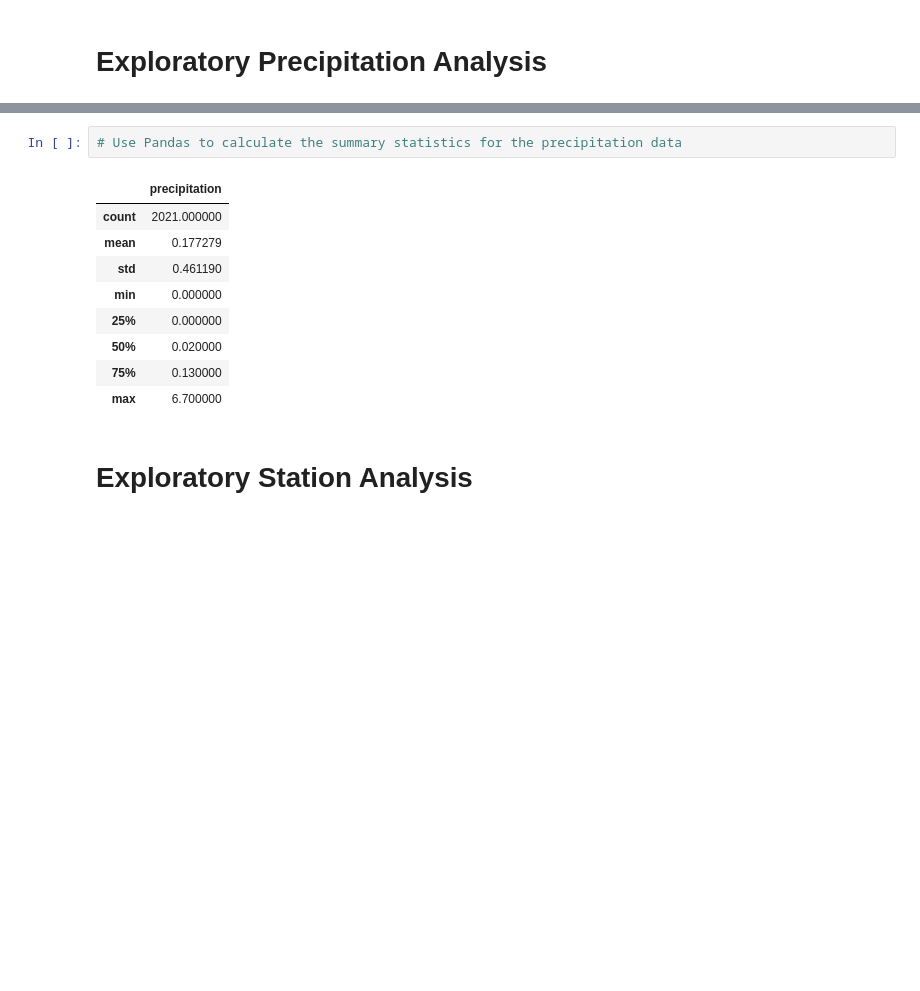
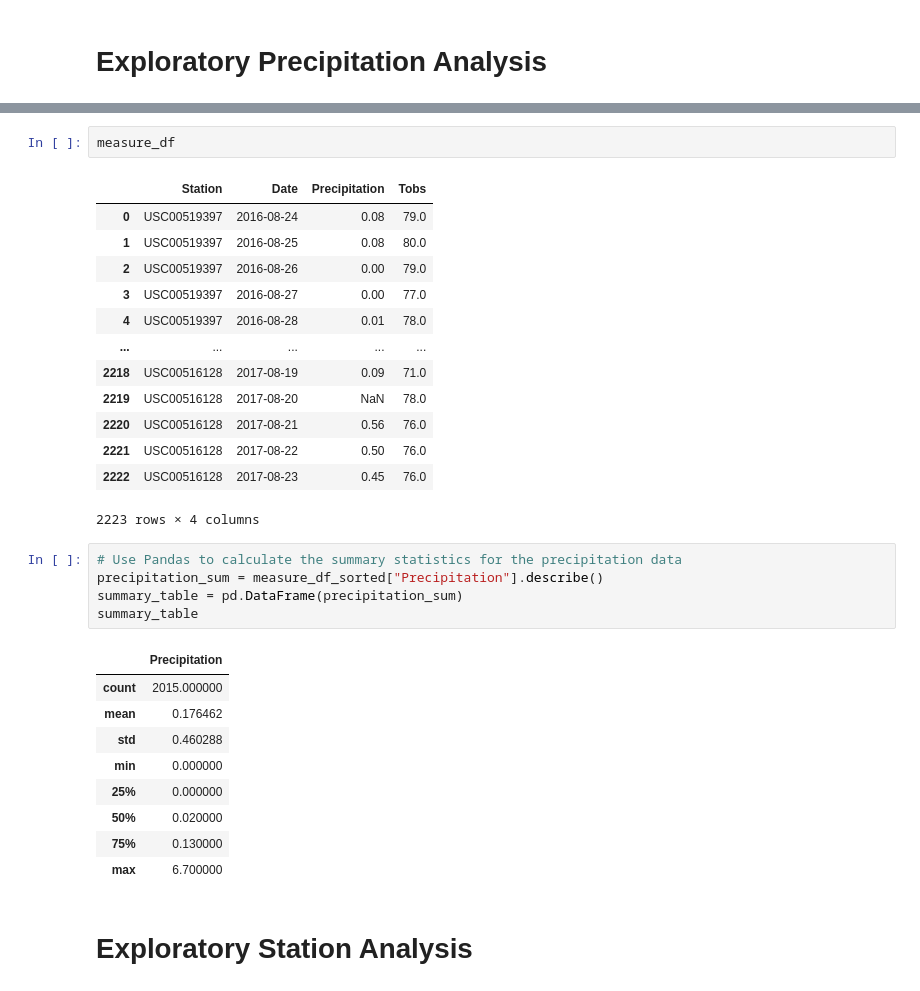
Before and after one commit to MisterDinu/sqlalchemy-challenge, a Jupyter notebook: SurfsUp/climate_starter.ipynb, the cells around one changed output, grey strips where cells are left out. Saved outputs shown, nothing was run; the diff lists cells and outputs as text; blank space fills up the shorter version.

```diff
--- a/SurfsUp/climate_starter.ipynb
+++ b/SurfsUp/climate_starter.ipynb
@@ -73,10 +125,29 @@ Text(0, 0.5, 'Inches')
+# %%
+measure_df
+# %% [output]
+|  | Station | Date | Precipitation | Tobs |
+| 0 | USC00519397 | 2016-08-24 | 0.08 | 79.0 |
+| 1 | USC00519397 | 2016-08-25 | 0.08 | 80.0 |
+| 2 | USC00519397 | 2016-08-26 | 0.00 | 79.0 |
+| 3 | USC00519397 | 2016-08-27 | 0.00 | 77.0 |
+| 4 | USC00519397 | 2016-08-28 | 0.01 | 78.0 |
+| ... | ... | ... | ... | ... |
+| 2218 | USC00516128 | 2017-08-19 | 0.09 | 71.0 |
+| 2219 | USC00516128 | 2017-08-20 | NaN | 78.0 |
+| 2220 | USC00516128 | 2017-08-21 | 0.56 | 76.0 |
+| 2221 | USC00516128 | 2017-08-22 | 0.50 | 76.0 |
+| 2222 | USC00516128 | 2017-08-23 | 0.45 | 76.0 |
+2223 rows × 4 columns
 # %%
 # Use Pandas to calculate the summary statistics for the precipitation data
+precipitation_sum = measure_df_sorted["Precipitation"].describe()
+summary_table = pd.DataFrame(precipitation_sum)
+summary_table
 # %% [output]
-|  | precipitation |
-| count | 2021.000000 |
-| mean | 0.177279 |
-| std | 0.461190 |
+|  | Precipitation |
+| count | 2015.000000 |
+| mean | 0.176462 |
+| std | 0.460288 |
 | min | 0.000000 |
 | 25% | 0.000000 |
 | 50% | 0.020000 |
```
Also changed, not shown: parts of 18 cells of this notebook.
